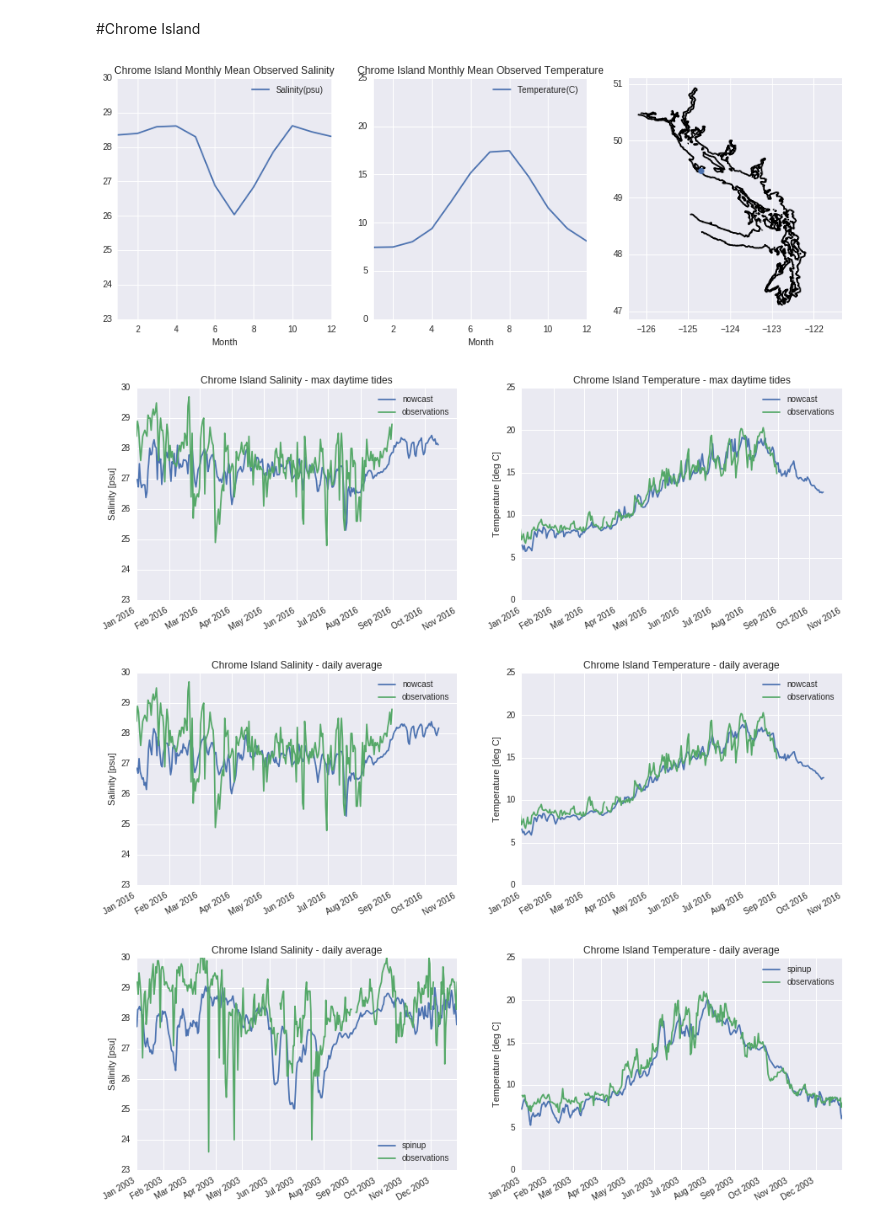
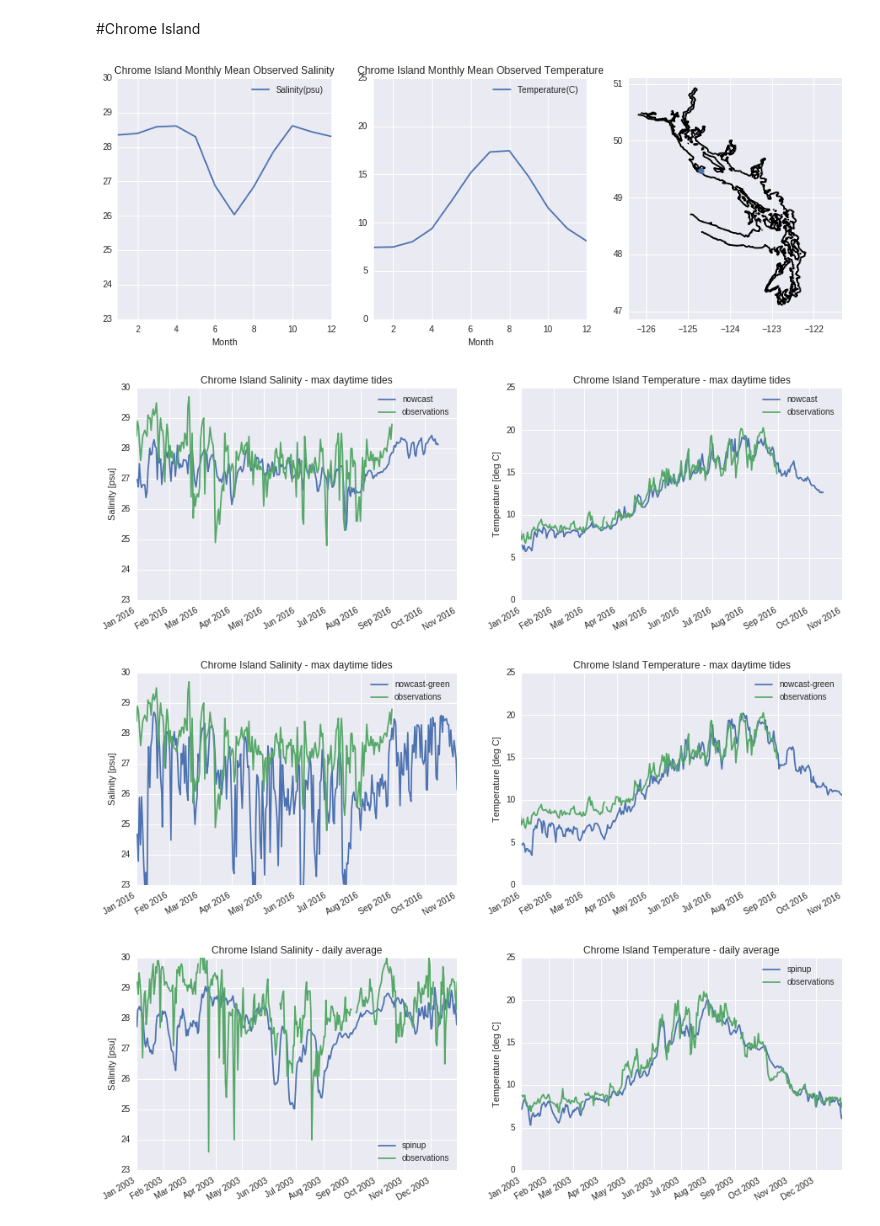
Before and after one commit to SalishSeaCast/analysis-nancy, a Jupyter notebook: notebooks/strat/comparisons/Lighthouses.ipynb, the cells around one changed output. Drawn from its saved outputs; the diff is of its cells as text; code cells hidden in the pictures.

Commit message:
Nowcast green in lighthouse

```diff
--- a/notebooks/strat/comparisons/Lighthouses.ipynb
+++ b/notebooks/strat/comparisons/Lighthouses.ipynb
@@ -28,6 +28,7 @@ sns.set_color_codes()
 # Load model grid
 # %%
 grid_B = nc.Dataset('/data/nsoontie/MEOPAR/NEMO-forcing/grid/bathy_meter_SalishSea2.nc')
+grid_B_green = nc.Dataset('/data/nsoontie/MEOPAR/NEMO-forcing/grid/bathy_downonegrid2.nc')
 # %% [markdown]
 #Define dates to examine
 # %%
@@ -70,13 +71,13 @@ Spin up year much too fresh. Nowcast looks reasonable
 # %%
 smin=23; smax=30
 tmin=0; tmax=25
 lighthouse = 'Chrome Island'
 fig = lh.monthly_means(lighthouse,grid_B,smin=smin,smax=smax,tmin=tmin,tmax=tmax)
 fig = lh.compare_model(to_nowcast,tf_nowcast,lighthouse,'nowcast','1h',grid_B,smin=smin,smax=smax,tmin=tmin,tmax=tmax)
-fig = lh.compare_model(to_nowcast,tf_nowcast,lighthouse,'nowcast','1d',grid_B,smin=smin,smax=smax,tmin=tmin,tmax=tmax)
+fig = lh.compare_model(to_nowcast,tf_nowcast,lighthouse,'nowcast-green','1h',grid_B_green,smin=smin,smax=smax,tmin=tmin,tmax=tmax)
 fig = lh.compare_model(to_spin,tf_spin,lighthouse,'spinup','1d',grid_B,smin=smin,smax=smax,tmin=tmin,tmax=tmax)
 # %% [output]
 [figure]
 [figure]
-[figure, old version]
+[figure, new version]
 [figure]
```
Also changed, not shown: parts of 2 cells of this notebook, 1 other file.
